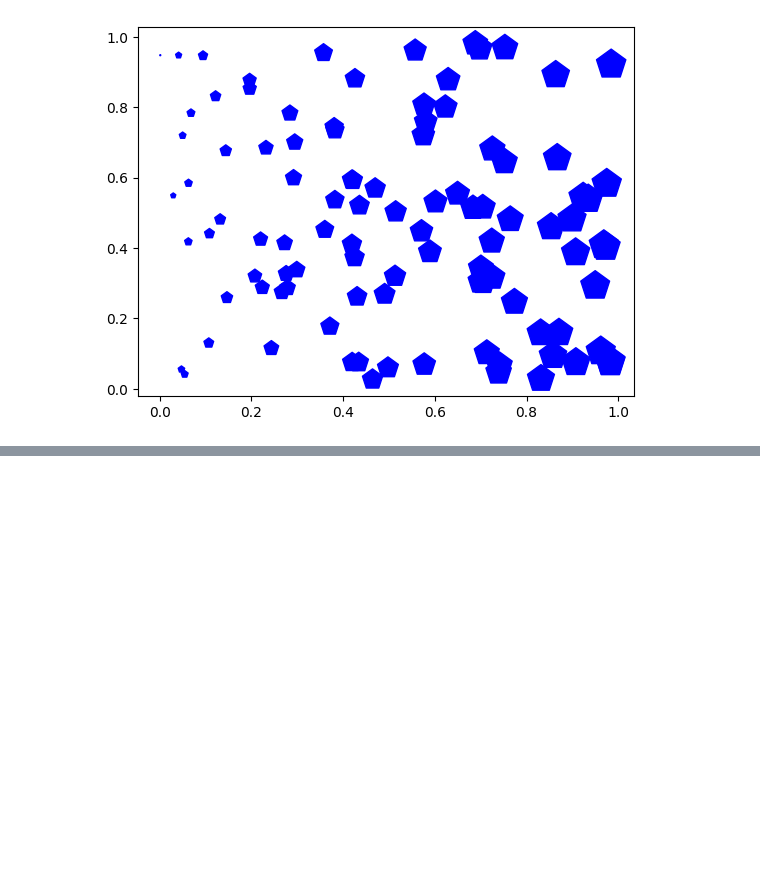
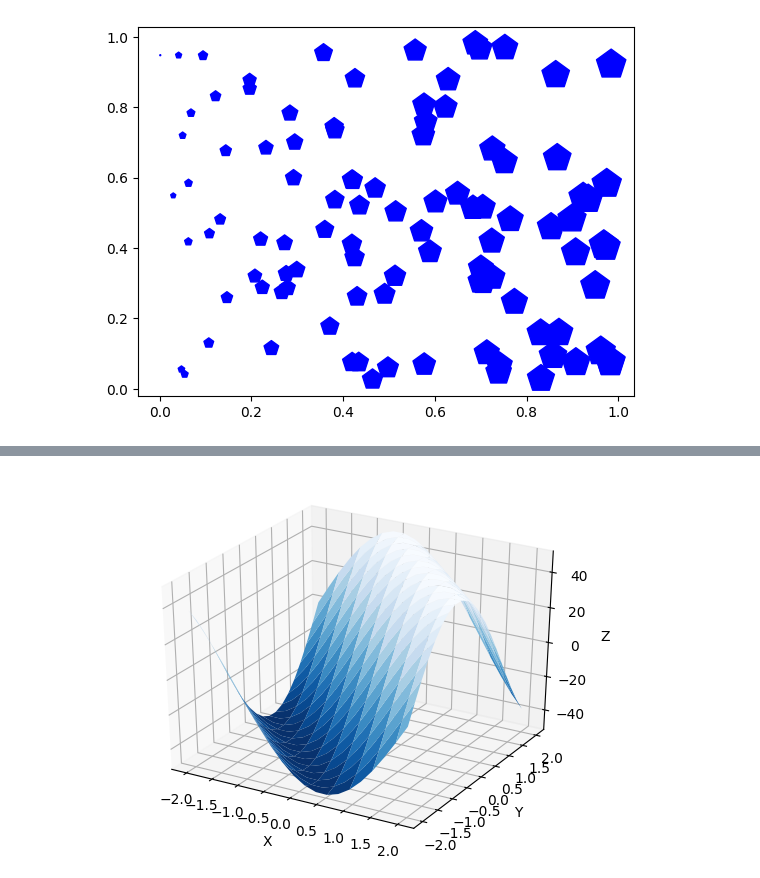
Before and after one commit to anny-0212/AI, a Jupyter notebook: 0319_MATPLOTLIB.ipynb, the cells around one changed output, grey strips where cells are left out. Cells and saved outputs as stored; diff of their text form; code cells hidden in the pictures; blank space fills up the shorter version.

```diff
--- a/0319_MATPLOTLIB.ipynb
+++ b/0319_MATPLOTLIB.ipynb
@@ -123,0 +185,21 @@ pl.show()
+# %%
+import numpy as np
+import matplotlib.pyplot as plt
+import mpl_toolkits.mplot3d
+
+
+# 產生資料
+x,y = np.mgrid[-2:2:20j, -2:2:20j]
+z = 50 * np.sin(x+y)		#測試資料
+
+#畫圖
+ax = plt.subplot(111, projection='3d')	#三維圖形
+ax.plot_surface(x,y,z,rstride=2, cstride=1, cmap=plt.cm.Blues_r)
+ax.set_xlabel('X')			#設定坐標軸標籤
+ax.set_ylabel('Y')
+ax.set_zlabel('Z')
+
+
+plt.show()
+# %% [output]
+[figure, added]
```
Also changed, not shown: parts of 2 cells of this notebook.
